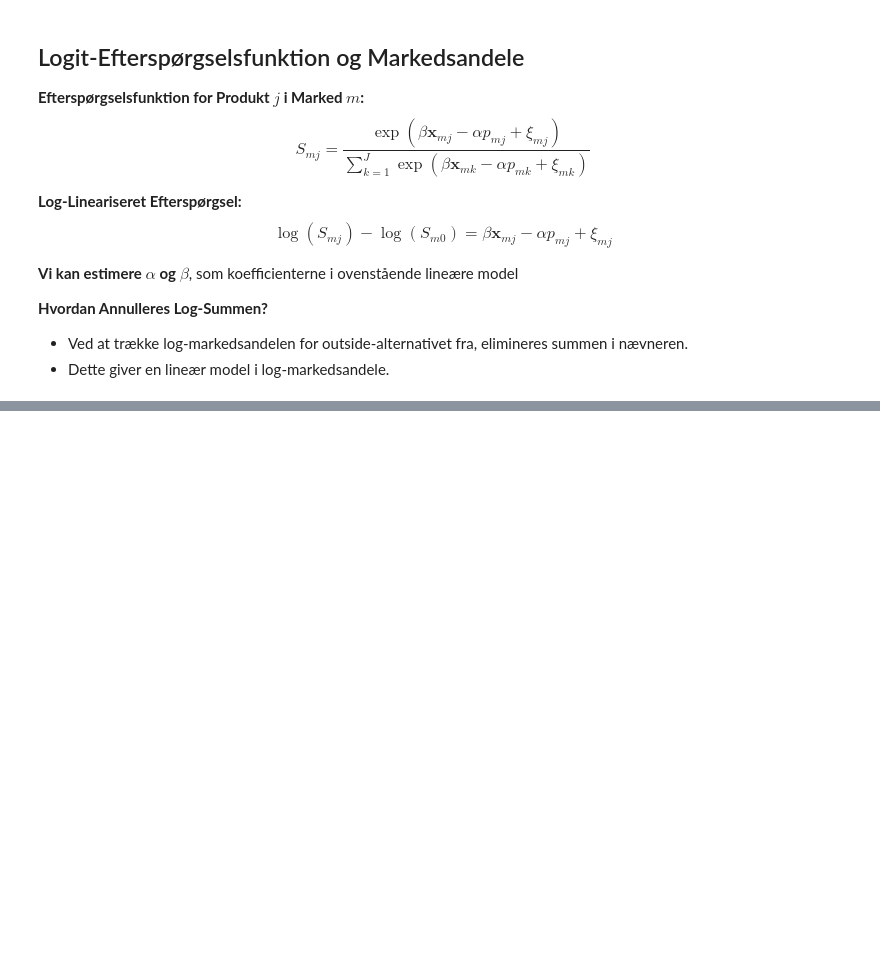
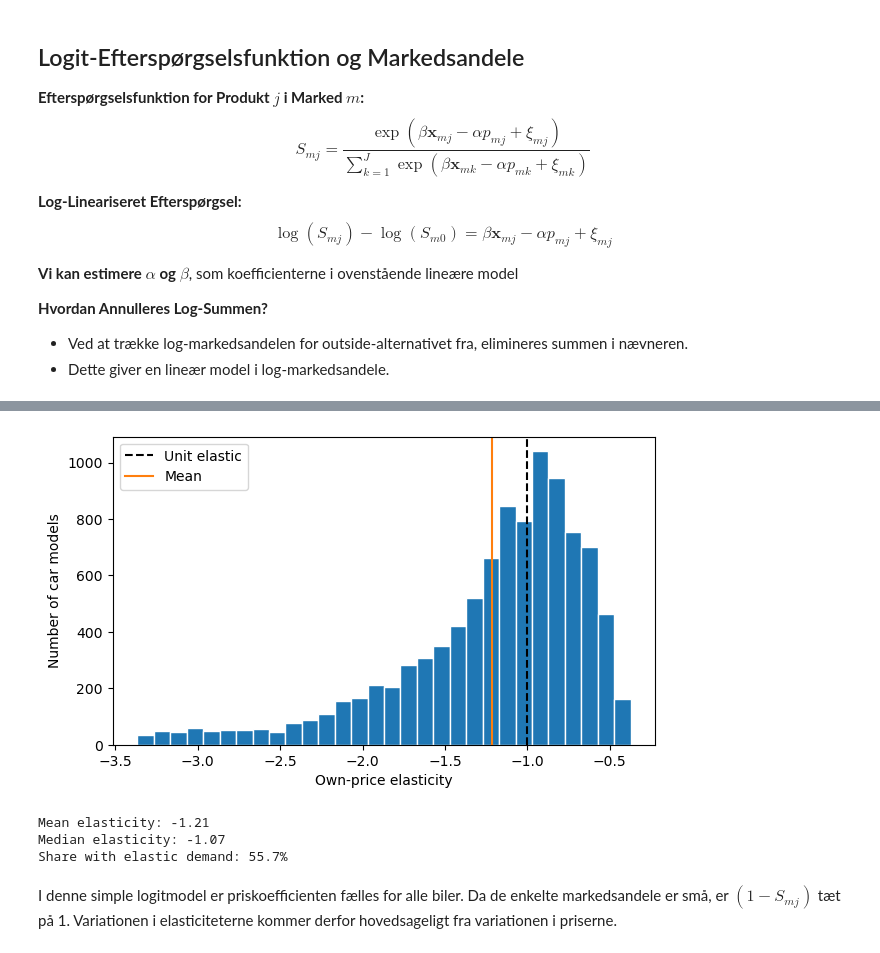
Before and after one commit to bschjerning/EconometricsA, a Jupyter notebook: 1_lectures/01_intro/01_intro_example.ipynb, the cells around one changed output, grey strips where cells are left out. Drawn from its saved outputs; the diff is of its cells as text; code cells hidden in the pictures; blank space fills up the shorter version.

```diff
--- a/1_lectures/01_intro/01_intro_example.ipynb
+++ b/1_lectures/01_intro/01_intro_example.ipynb
@@ -132,4 +233,0 @@ $$
-# %%
-alpha = model.params["prices"]
-df["elasticity"] = df.apply(lambda x: alpha * x["prices"] * (1 - x["shares"]) , axis=1)
-print(f"Egenpris elasticitet = {df['elasticity'].mean()}")
@@ -137,0 +250,23 @@ Egenpris elasticitet = -1.2121931691993448
+# %%
+beta_price = model.params["price_10k"]
+df["elasticity"] = beta_price * df["price_10k"] * (1 - df["share"])
+
+# The line at -1 separates elastic from inelastic demand.
+fig, ax = plt.subplots(figsize=(7, 4))
+ax.hist(df["elasticity"], bins=30, edgecolor="white")
+ax.axvline(-1, color="black", linestyle="--", label="Unit elastic")
+ax.axvline(df["elasticity"].mean(), color="C1", label="Mean")
+ax.set(xlabel="Own-price elasticity", ylabel="Number of car models")
+ax.legend()
+plt.show()
+
+print(f"Mean elasticity: {df['elasticity'].mean():.2f}")
+print(f"Median elasticity: {df['elasticity'].median():.2f}")
+print(f"Share with elastic demand: {(df['elasticity'] < -1).mean():.1%}")
+# %% [output]
+[figure, added]
+Mean elasticity: -1.21
+Median elasticity: -1.07
+Share with elastic demand: 55.7%
+# %% [markdown]
+I denne simple logitmodel er priskoefficienten fælles for alle biler. Da de enkelte markedsandele er små, er $(1-S_{mj})$ tæt på 1. Variationen i elasticiteterne kommer derfor hovedsageligt fra variationen i priserne.
```
Also changed, not shown: parts of 29 cells of this notebook, 1 other file.
